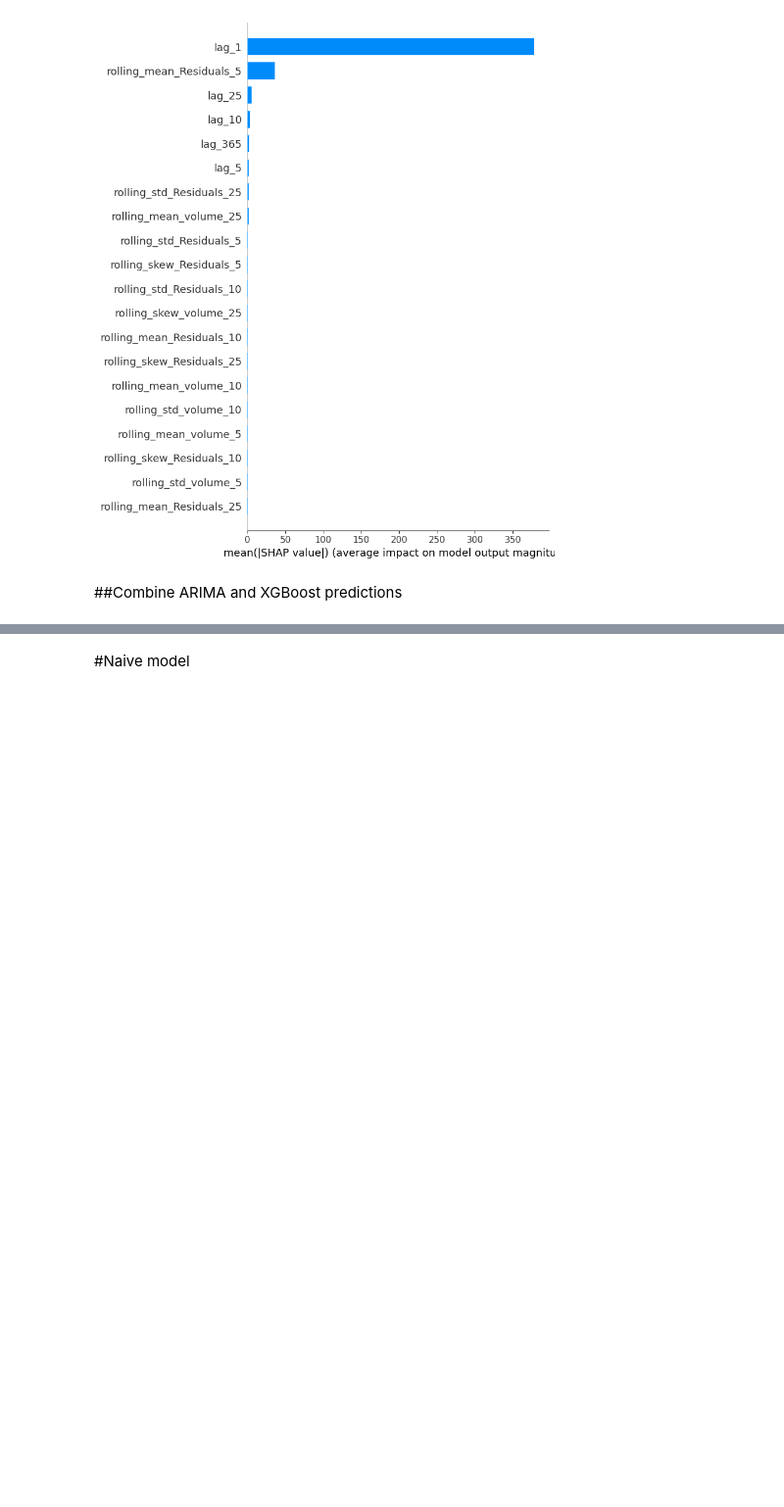
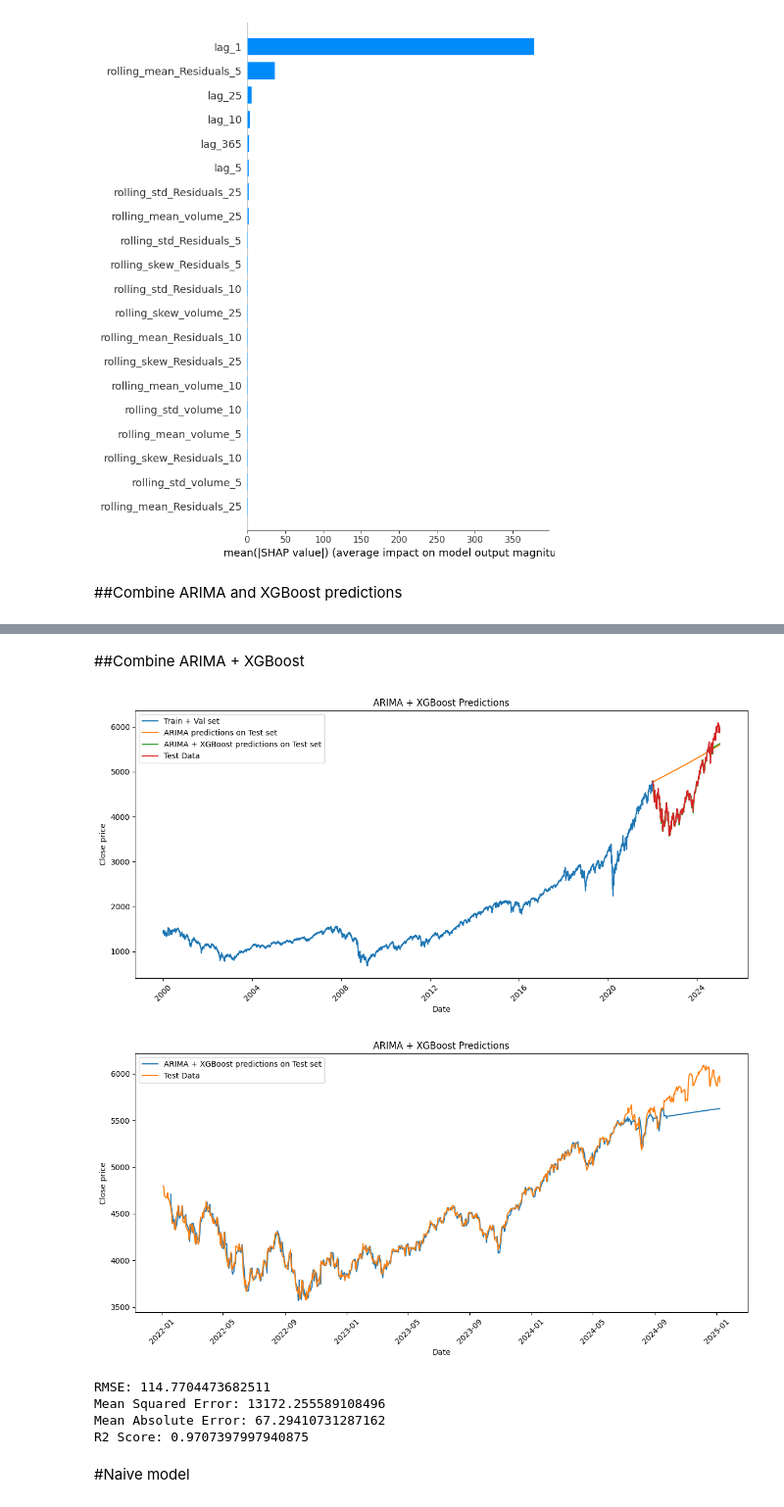
Before and after one commit to andreadamiano/Arbitrated-Dynamic-Ensemble, a Jupyter notebook: Project_code/XGBoost/XGBoost model.ipynb, the cells around one changed output, grey strips where cells are left out. Shown at 98% size. Saved outputs shown, nothing was run; the diff lists cells and outputs as text; code cells hidden in the pictures; blank space fills up the shorter version.

```diff
--- a/Project_code/XGBoost/XGBoost model.ipynb
+++ b/Project_code/XGBoost/XGBoost model.ipynb
@@ -675,3 +731,53 @@ Drive already mounted at /content/gdrive; to attempt to forcibly remount, call d
+# %% [markdown]
+##Combine ARIMA + XGBoost
+# %%
+ARIMA_XGBoost_predictions = ARIMA_predictions[10:] + y_test_pred.squeeze()
+
+#visualize
+plt.figure(figsize=(12, 6))
+sns.lineplot(x=train_val_data.index, y=Close_price.loc[train_val_data.index], label="Train + Val set")
+sns.lineplot(x=test_data.index, y=ARIMA_predictions.values.ravel(), label="ARIMA predictions on Test set")
+# sns.lineplot(x=test_data.index, y=XGBoost_predictions.values.ravel(), label="XGBoost predictions")
+sns.lineplot(x=test_data[10:].index, y=ARIMA_XGBoost_predictions, label="ARIMA + XGBoost predictions on Test set")
+sns.lineplot(x=test_data.index, y=Close_price.loc[test_data.index ], label="Test Data")
+plt.title('ARIMA + XGBoost Predictions')
+plt.xlabel('Date')
+plt.ylabel('Close price')
+plt.xticks(rotation=45)  # Rotate x-axis labels
+plt.tight_layout() # Automatically adjusts the layout
+plt.legend()
+plt.show()
+
+
+#close up
+plt.figure(figsize=(12, 6))
+sns.lineplot(x=test_data[10:].index, y=ARIMA_XGBoost_predictions, label="ARIMA + XGBoost predictions on Test set")
+sns.lineplot(x=test_data.index, y=Close_price.loc[test_data.index ], label="Test Data")
+plt.title('ARIMA + XGBoost Predictions')
+plt.xlabel('Date')
+plt.ylabel('Close price')
+plt.xticks(rotation=45)  # Rotate x-axis labels
+plt.tight_layout() # Automatically adjusts the layout
+plt.legend()
+plt.show()
+
+
+#compute metrics
+mse = mean_squared_error(Close_price.loc[test_data[10:].index ], ARIMA_XGBoost_predictions)
+rmse = np.sqrt(mse)
+mae = mean_absolute_error(Close_price.loc[test_data[10:].index ], ARIMA_XGBoost_predictions)
+r2 = r2_score(Close_price.loc[test_data[10:].index ], ARIMA_XGBoost_predictions)
+print(f'RMSE: {rmse}')
+print(f'Mean Squared Error: {mse}')
+print(f'Mean Absolute Error: {mae}')
+print(f'R2 Score: {r2}')
+# %% [output]
+[figure, added]
+[figure, added]
+RMSE: 114.7704473682511
+Mean Squared Error: 13172.255589108496
+Mean Absolute Error: 67.29410731287162
+R2 Score: 0.9707397997940875
 # %% [markdown]
 #Naive model
 # %%
```
Also changed, not shown: parts of 17 cells of this notebook, 8 other files.
